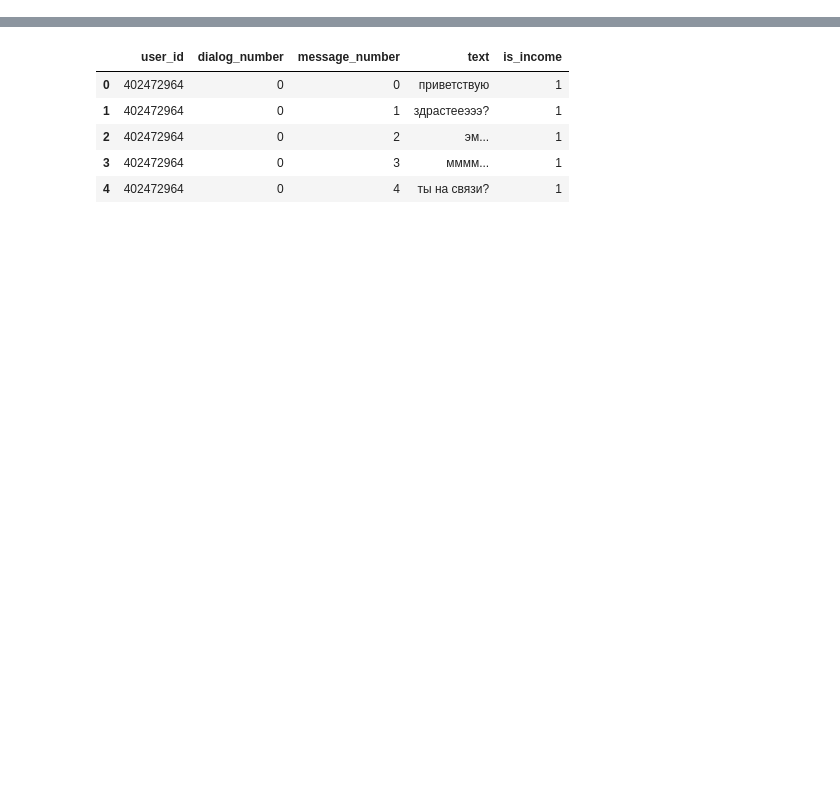
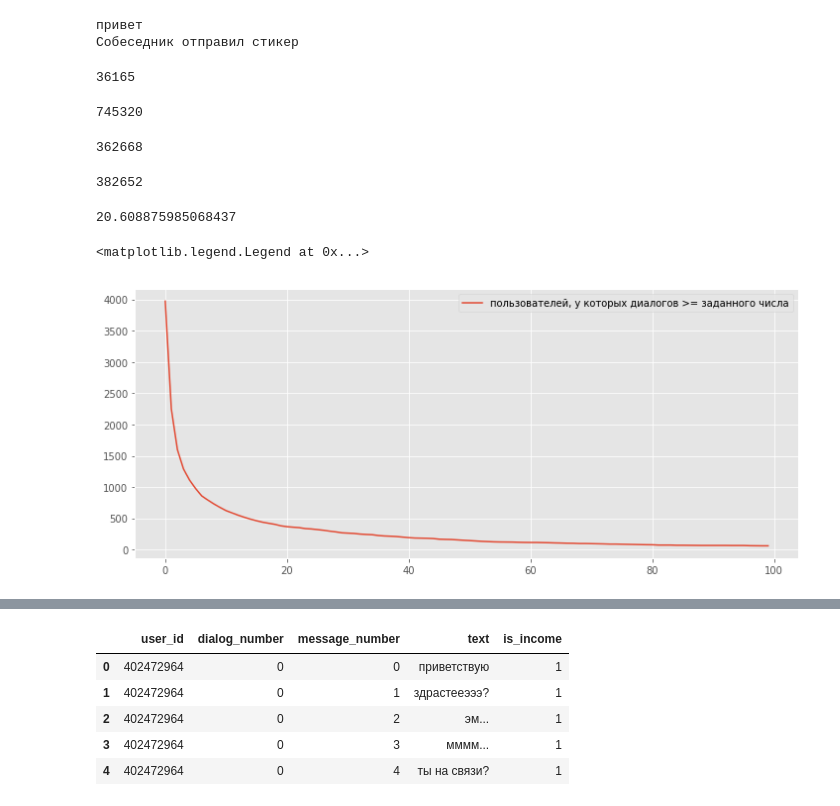
Before and after one commit to ven-analysis/vk-smartchat, a Jupyter notebook: data_stats.ipynb, the cells around one changed output, grey strips where cells are left out. Cells and saved outputs as stored; diff of their text form; code cells hidden in the pictures; blank space fills up the shorter version.

```diff
--- a/data_stats.ipynb
+++ b/data_stats.ipynb
@@ -40,0 +69,11 @@ group_data = pd.read_csv(join(init_path, '{}.csv'.format(group_id)))
+# %%
+group_ids = [int(re.split('\.', f)[0]) for f in listdir(init_path) if (isfile(join(init_path, f)) and re.match('\d+.csv', f) is not None)]
+group_ids = [145254340]
+# %%
+groups_data = []
+for group_id in group_ids:
+    group_data = pd.read_csv(join(init_path, '{}.csv'.format(group_id)))
+    group_data['group_id'] = group_id
+    groups_data.append(group_data)
+groups_data = pd.concat(groups_data)
+groups_data
@@ -40,0 +99,2 @@ group_data = pd.read_csv(join(init_path, '{}.csv'.format(group_id)))
+# %%
+groups_dialogs_top = groups_data.groupby('user_id').agg({'dialog_number': lambda x: np.max(x) + 1, 'group_id': np.max}).sort_values('dialog_number', ascending=False).reset_index()
@@ -40,0 +110,61 @@ group_data = pd.read_csv(join(init_path, '{}.csv'.format(group_id)))
+# %%
+# groups_dialogs_top[groups_dialogs_top['dialog_number'] >= 0].shape
+import re
+my_str = 'Собеседник:\nпривет'
+my_mes = re.split(r'Собеседник:\n', my_str, maxsplit = 1)[-1]
+print my_mes
+my_str2 = 'Собеседник отправил стикер'
+print re.split('Собеседник:\n', my_str2)[-1]
+# %% [output]
+привет
+Собеседник отправил стикер
+# %%
+# всего диалогов
+dialogs_count = groups_dialogs_top['dialog_number'].sum()
+dialogs_count
+# %% [output]
+36165
+# %%
+# всего сообщений
+messages_total_count = groups_data.shape[0]
+messages_total_count
+# %% [output]
+745320
+# %%
+# входящих сообщений
+income_messages_count = groups_data['is_income'].sum()
+income_messages_count
+# %% [output]
+362668
+# %%
+# исходящих сообщений
+outcome_messages_count = messages_total_count - groups_data['is_income'].sum()
+outcome_messages_count
+# %% [output]
+382652
+# %%
+# сообщений на диалог
+messages_total_count / np.float(dialogs_count)
+# %% [output]
+20.608875985068437
+# %%
+# число пользователей, у которых диалогов >= заданного числа
+i = 0
+iterate = True
+t_count = 0
+d_counts = []
+while iterate:
+    d_count = (groups_dialogs_top['dialog_number'] > i).sum()
+    d_counts.append(d_count)
+    t_count += d_count
+
+    iterate = t_count < dialogs_count and len(d_counts) < 100
+    i += 1
+
+groups_dialogs_top[groups_dialogs_top['dialog_number'] >= 0].shape
+plt.plot(xrange(i), d_counts, label=u'число пользователей, у которых диалогов >= заданного числа')
+plt.legend()
+# d_counts
+# %% [output]
+<matplotlib.legend.Legend at 0x...>
+[figure, added]
```
Also changed, not shown: parts of 25 cells of this notebook.
